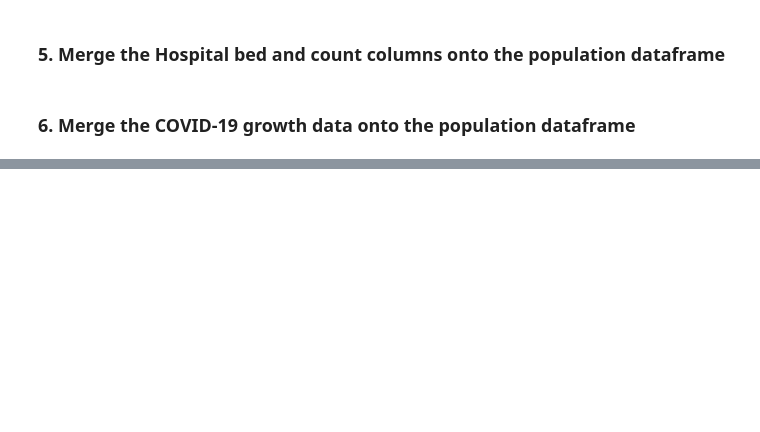
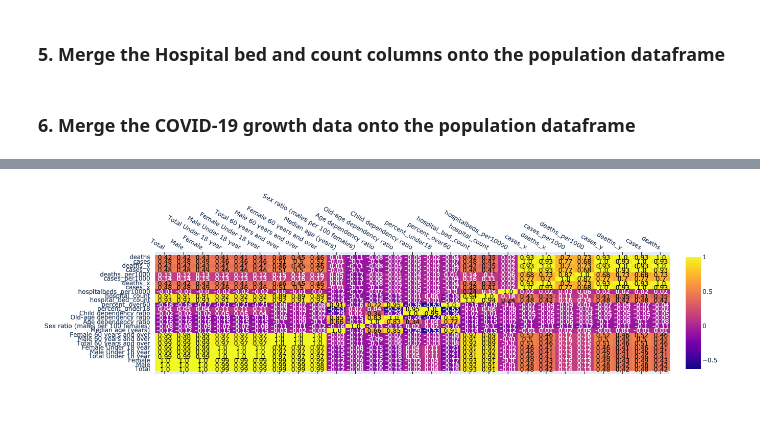
Before and after one commit to CamilaCamacho/covid-19-crisis-management-analysis, a Jupyter notebook: Merging Data and Creating Visualizations.ipynb, the cells around one changed output, grey strips where cells are left out. Cells and saved outputs as stored; diff of their text form; code cells hidden in the pictures; blank space fills up the shorter version.

```diff
--- a/Merging Data and Creating Visualizations.ipynb
+++ b/Merging Data and Creating Visualizations.ipynb
@@ -263,0 +315,38 @@ bar_total_pop
+# %%
+# create a new dataframe that only includes the most recent coronavirus data
+df_covid_apr10 = df_covid[df_covid["date"]== "2020-04-10"]
+
+# first, remove null values from fips
+df_covid_apr10 = df_covid_apr10[df_covid_apr10["fips"].notnull()]
+
+# convert fips number to int and then string
+df_covid_apr10["fips"] = df_covid_apr10["fips"].astype(int)
+df_covid_apr10["fips"] = df_covid_apr10["fips"].astype(str)
+
+# adding preceding zeros so that the FIPS code includes 5 digits
+df_covid_apr10["fips"] = df_covid_apr10["fips"].str.zfill(5)
+# %%
+# merge covid data to df_county_health data
+df_county_health = pd.merge(df_county_health,
+                           df_covid_apr10[["fips", "cases", "deaths"]],
+                           how = "left",
+                           left_on = "full_county_fips",
+                           right_on = "fips")
+# %%
+# make two more columns that show number of cases/deaths per 1000 people
+df_county_health["cases_per1000"] = (df_county_health["cases"]/df_county_health["Total"])*1000
+df_county_health["deaths_per1000"] = (df_county_health["deaths"]/df_county_health["Total"])*1000
+# %%
+# correlation table
+covid_corr = df_county_health.corr()
+
+# make an annotated heatmap
+county_covid19_heatmap = ff.create_annotated_heatmap(z = covid_corr.values,
+                                       x=list(covid_corr.columns),
+                                       y=list(covid_corr.index),
+                                       annotation_text=covid_corr.round(2).values,
+                                       showscale = True
+                                       )
+county_covid19_heatmap
+# %% [output]
+[figure, added]
```
Also changed, not shown: parts of 12 cells of this notebook, 1 other file.
